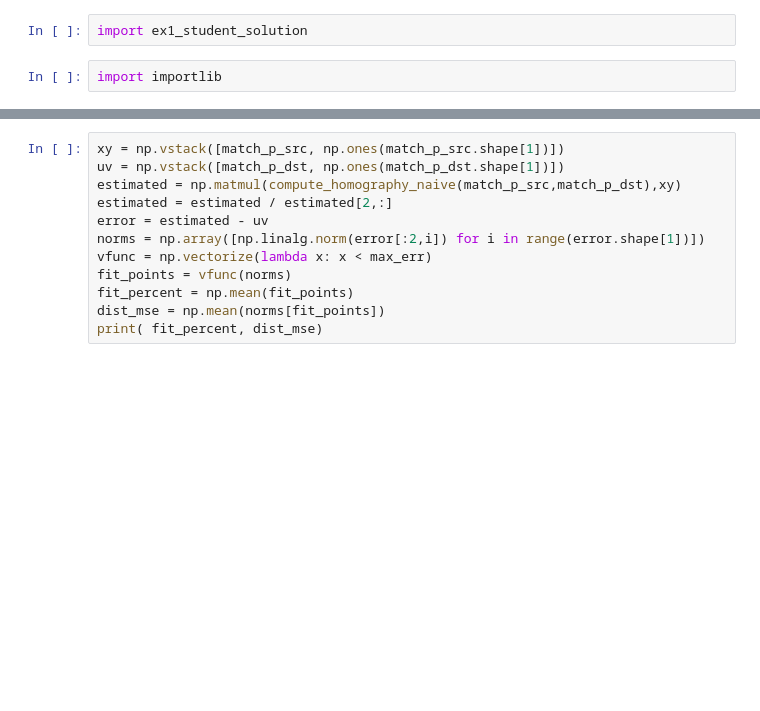
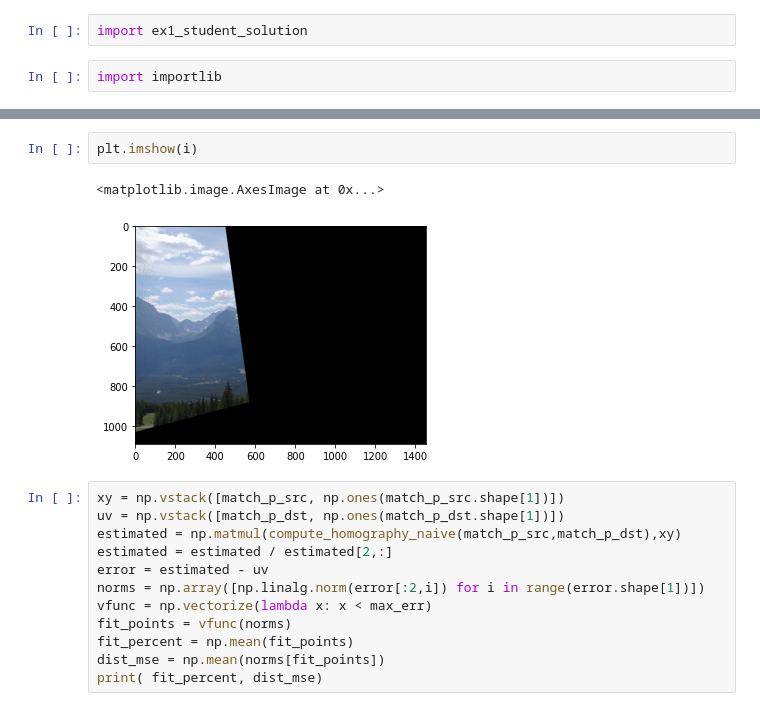
Before and after one commit to Dannynis/cv_ex1, a Jupyter notebook: assignment1_materials/trying.ipynb, the cells around one changed output, grey strips where cells are left out. Drawn from its saved outputs; the diff is of its cells as text; blank space fills up the shorter version.

```diff
--- a/assignment1_materials/trying.ipynb
+++ b/assignment1_materials/trying.ipynb
@@ -778,3 +795,8 @@ NameError: name 'dst_image' is not defined
+# %%
+plt.imshow(i)
+# %% [output]
+<matplotlib.image.AxesImage at 0x...>
+[figure, added]
 # %%
 xy = np.vstack([match_p_src, np.ones(match_p_src.shape[1])])
 uv = np.vstack([match_p_dst, np.ones(match_p_dst.shape[1])])
```
Also changed, not shown: parts of 22 cells of this notebook, 2 other files.
